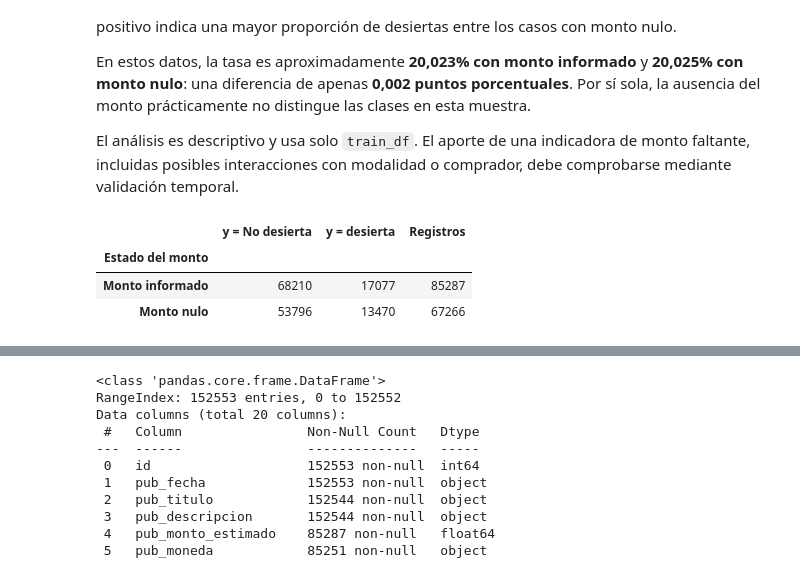
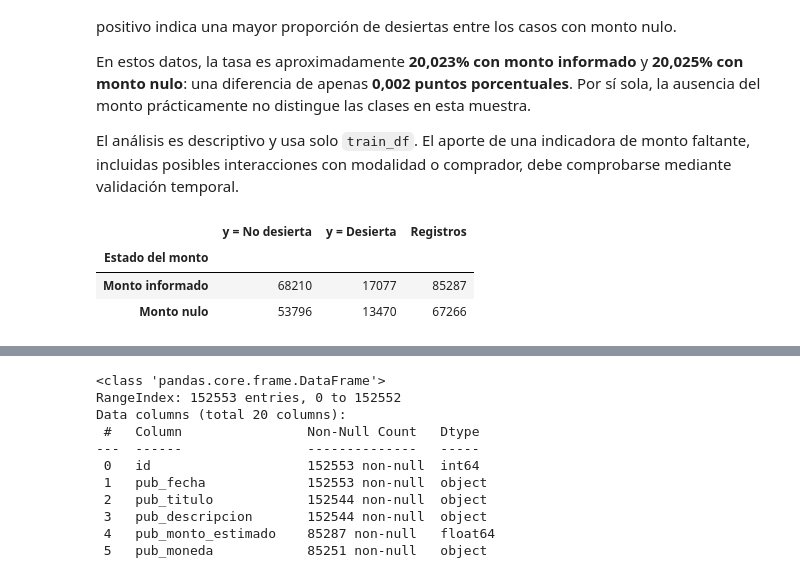
Before and after one commit to EduardoPerezMir/Tarea-2-ML, a Jupyter notebook: Pregunta2.ipynb, the cells around one changed output, grey strips where cells are left out. Saved outputs shown, nothing was run; the diff lists cells and outputs as text; code cells hidden in the pictures.

```diff
--- a/Pregunta2.ipynb
+++ b/Pregunta2.ipynb
@@ -219,18 +221,18 @@ El análisis es descriptivo y usa solo `train_df`. El aporte de una indicadora d
 # %%
 # Cruce entre ausencia del monto y desenlace, sin modificar train_df.
 relacion_monto_objetivo = pd.crosstab(
     train_df["pub_monto_estimado"].isna(), train_df[TARGET]
 ).reindex(index=[False, True], columns=[0, 1], fill_value=0)
 relacion_monto_objetivo.index = pd.Index(
     ["Monto informado", "Monto nulo"], name="Estado del monto"
 )
-relacion_monto_objetivo.columns = ["y = No desierta", "y = desierta"]
+relacion_monto_objetivo.columns = ["y = No desierta", "y = Desierta"]
 relacion_monto_objetivo["Registros"] = relacion_monto_objetivo.sum(axis=1)
 display(relacion_monto_objetivo)
 
 tasa_global_desierta = 100 * train_df[TARGET].mean()
 # %% [output]
-|  | y = No desierta | y = desierta | Registros |
+|  | y = No desierta | y = Desierta | Registros |
 | Estado del monto |  |  |  |
 | Monto informado | 68210 | 17077 | 85287 |
 | Monto nulo | 53796 | 13470 | 67266 |
```
Also changed, not shown: parts of 35 cells of this notebook, 4 other files.
